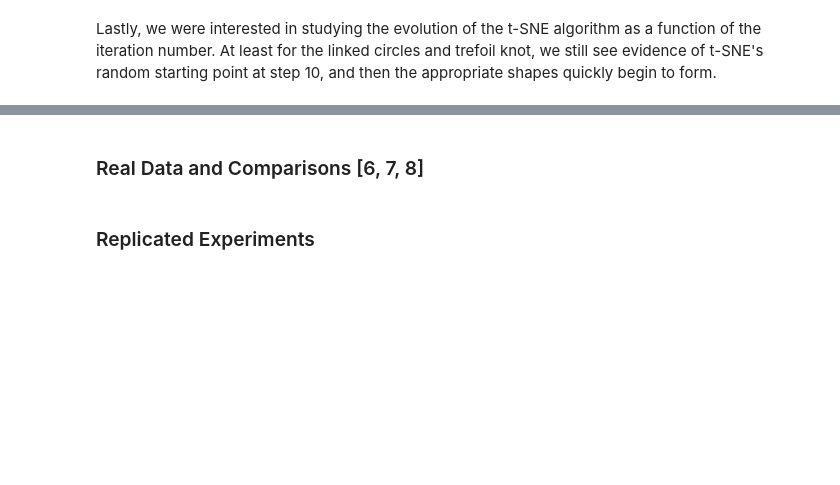
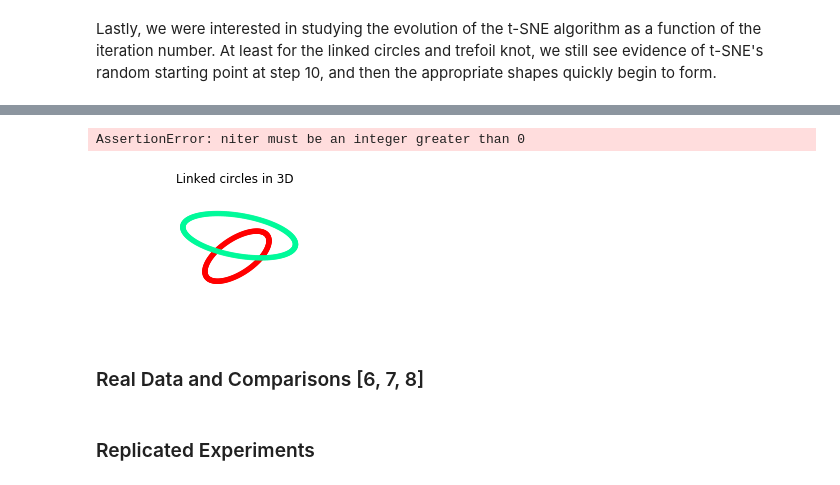
Before and after one commit to robkravec/t-SNE-Implementation, a Jupyter notebook: writeup.ipynb, the cells around one changed output, grey strips where cells are left out. Saved outputs shown, nothing was run; the diff lists cells and outputs as text; code cells hidden in the pictures; blank space fills up the shorter version.

```diff
--- a/writeup.ipynb
+++ b/writeup.ipynb
@@ -288,8 +291,11 @@ Lastly, we were interested in studying the evolution of the t-SNE algorithm as a
 # %%
-t.compare_plots(data_list = [make_two_3d_circles(), make_trefoil_knot(), make_springs()], \
+t.compare_plots(data_list = [t.make_two_3d_circles(), t.make_trefoil_knot(), t.make_springs()], \
                  title_list = ["Linked circles in 3D", \
                                "Trefoil knot in 3D", \
                                "Intertwined springs in 3D"], plot_3d = True, perp_plot = False, step_plot_perp = 50)
+# %% [output]
+AssertionError: niter must be an integer greater than 0
+[figure, added]
 # %% [markdown]
 ### Real Data and Comparisons [6, 7, 8]
 # %% [markdown]
```
Also changed, not shown: parts of 19 cells of this notebook.
